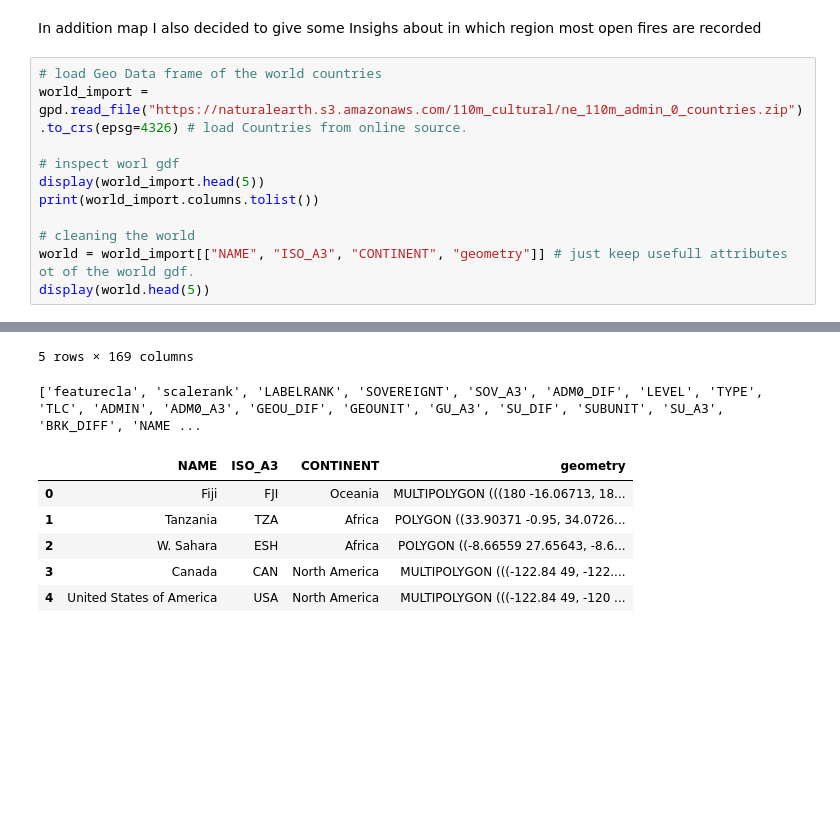
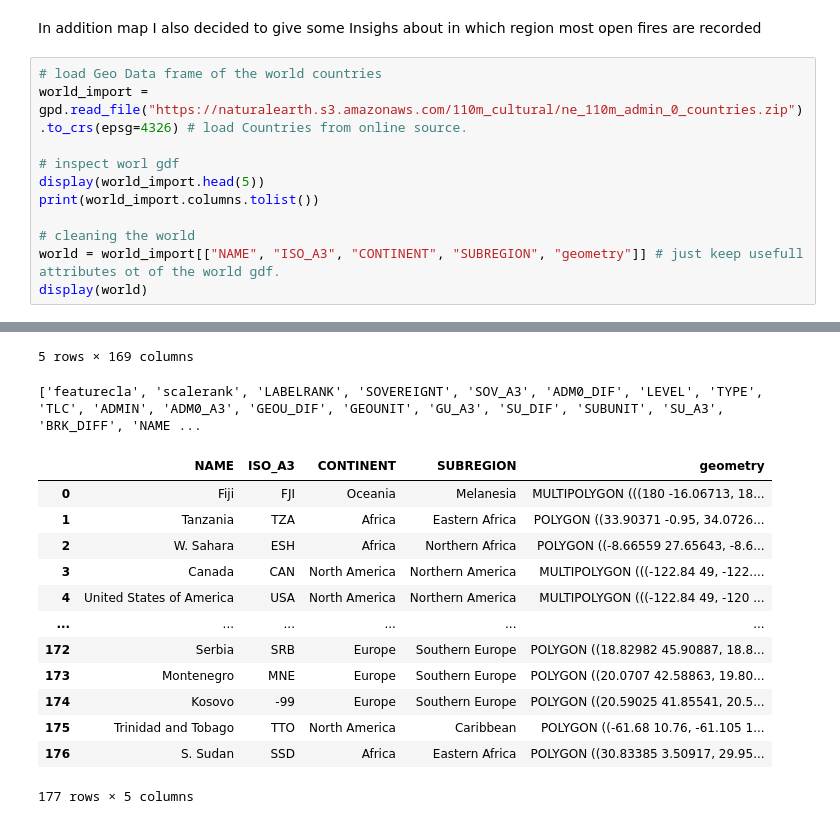
Before and after one commit to LilSheesh7/SDS210_project, a Jupyter notebook: notebooks/Wildfire_mapping_nb.ipynb, the cells around one changed output, grey strips where cells are left out. Drawn from its saved outputs; the diff is of its cells as text; blank space fills up the shorter version.

```diff
--- a/notebooks/Wildfire_mapping_nb.ipynb
+++ b/notebooks/Wildfire_mapping_nb.ipynb
@@ -165,29 +166,36 @@ In addition map I also decided to give some Insighs about in which region most o
 # %%
 # load Geo Data frame of the world countries
 world_import = gpd.read_file("https://naturalearth.s3.amazonaws.com/110m_cultural/ne_110m_admin_0_countries.zip").to_crs(epsg=4326) # load Countries from online source.
 
 # inspect worl gdf
 display(world_import.head(5))
 print(world_import.columns.tolist())
 
 # cleaning the world
-world = world_import[["NAME", "ISO_A3", "CONTINENT", "geometry"]] # just keep usefull attributes ot of the world gdf.
-display(world.head(5))
+world = world_import[["NAME", "ISO_A3", "CONTINENT", "SUBREGION", "geometry"]] # just keep usefull attributes ot of the world gdf.
+display(world)
 # %% [output]
 |  | featurecla | scalerank | LABELRANK | SOVEREIGNT | SOV_A3 | ADM0_DIF | LEVEL | TYPE | TLC | ADMIN | ... |
 | 0 | Admin-0 country | 1 | 6 | Fiji | FJI | 0 | 2 | Sovereign country | 1 | Fiji | ... |
 | 1 | Admin-0 country | 1 | 3 | United Republic of Tanzania | TZA | 0 | 2 | Sovereign country | 1 | United Republic of Tanzania | ... |
 | 2 | Admin-0 country | 1 | 7 | Western Sahara | SAH | 0 | 2 | Indeterminate | 1 | Western Sahara | ... |
 | 3 | Admin-0 country | 1 | 2 | Canada | CAN | 0 | 2 | Sovereign country | 1 | Canada | ... |
 | 4 | Admin-0 country | 1 | 2 | United States of America | US1 | 1 | 2 | Country | 1 | United States of America | ... |
 5 rows × 169 columns
 ['featurecla', 'scalerank', 'LABELRANK', 'SOVEREIGNT', 'SOV_A3', 'ADM0_DIF', 'LEVEL', 'TYPE', 'TLC', 'ADMIN', 'ADM0_A3', 'GEOU_DIF', 'GEOUNIT', 'GU_A3', 'SU_DIF', 'SUBUNIT', 'SU_A3', 'BRK_DIFF', 'NAME ...
-|  | NAME | ISO_A3 | CONTINENT | geometry |
-| 0 | Fiji | FJI | Oceania | MULTIPOLYGON (((180 -16.06713, 18... |
-| 1 | Tanzania | TZA | Africa | POLYGON ((33.90371 -0.95, 34.0726... |
-| 2 | W. Sahara | ESH | Africa | POLYGON ((-8.66559 27.65643, -8.6... |
-| 3 | Canada | CAN | North America | MULTIPOLYGON (((-122.84 49, -122.... |
-| 4 | United States of America | USA | North America | MULTIPOLYGON (((-122.84 49, -120 ... |
+|  | NAME | ISO_A3 | CONTINENT | SUBREGION | geometry |
+| 0 | Fiji | FJI | Oceania | Melanesia | MULTIPOLYGON (((180 -16.06713, 18... |
+| 1 | Tanzania | TZA | Africa | Eastern Africa | POLYGON ((33.90371 -0.95, 34.0726... |
+| 2 | W. Sahara | ESH | Africa | Northern Africa | POLYGON ((-8.66559 27.65643, -8.6... |
+| 3 | Canada | CAN | North America | Northern America | MULTIPOLYGON (((-122.84 49, -122.... |
+| 4 | United States of America | USA | North America | Northern America | MULTIPOLYGON (((-122.84 49, -120 ... |
+| ... | ... | ... | ... | ... | ... |
+| 172 | Serbia | SRB | Europe | Southern Europe | POLYGON ((18.82982 45.90887, 18.8... |
+| 173 | Montenegro | MNE | Europe | Southern Europe | POLYGON ((20.0707 42.58863, 19.80... |
+| 174 | Kosovo | -99 | Europe | Southern Europe | POLYGON ((20.59025 41.85541, 20.5... |
+| 175 | Trinidad and Tobago | TTO | North America | Caribbean | POLYGON ((-61.68 10.76, -61.105 1... |
+| 176 | S. Sudan | SSD | Africa | Eastern Africa | POLYGON ((30.83385 3.50917, 29.95... |
+177 rows × 5 columns
 # %%
 # calculate fires in the diffrent countries
 # here the wildfire cluster is used, so nearby fires are counted as one fire and not as several
```
Also changed, not shown: parts of 4 cells of this notebook.
